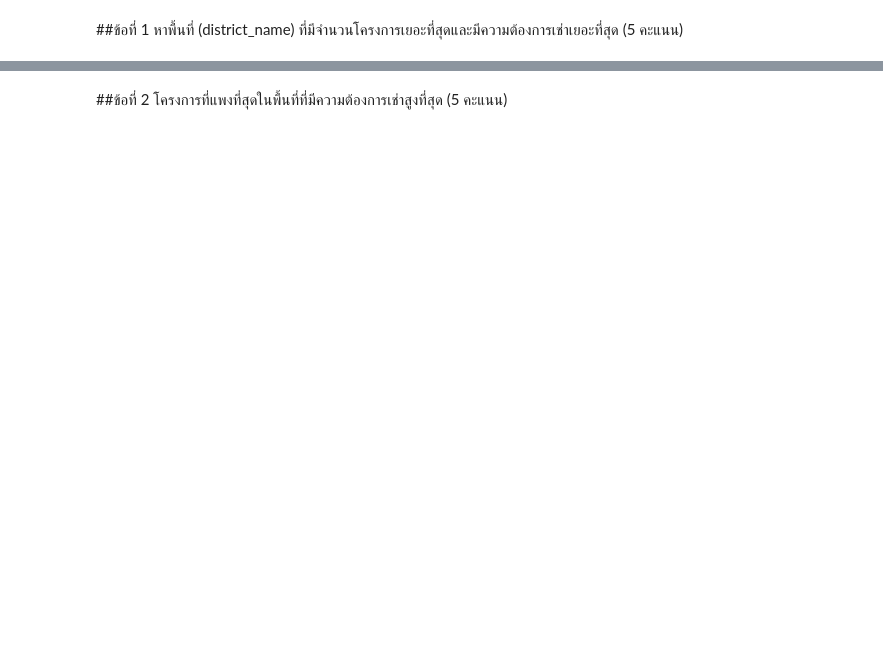
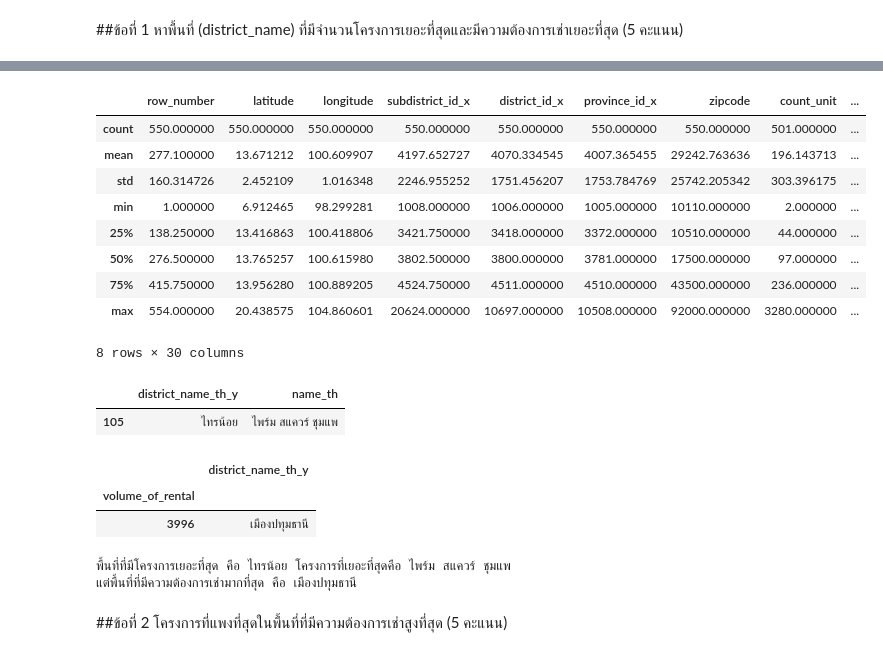
Before and after one commit to SasiwimonV/Basicprog_DataViz65, a Jupyter notebook: midterm65.ipynb, the cells around one changed output, grey strips where cells are left out. Drawn from its saved outputs; the diff is of its cells as text; code cells hidden in the pictures; blank space fills up the shorter version.

```diff
--- a/midterm65.ipynb
+++ b/midterm65.ipynb
@@ -83,3 +162,5 @@ eat.head()
+# %%
+project1=project.dropna(subset=['row_number','price_min','subdistrict_name_th','province_name_th'])
 # %% [markdown]
 ##ข้อที่ 1
 หาพื้นที่ (district_name) ที่มีจำนวนโครงการเยอะที่สุดและมีความต้องการเช่าเยอะที่สุด (5 คะแนน)
@@ -105,0 +167,3 @@ rent[rent['listing_province_name_th']==rent['listing_province_name_th'].max()]
+# %%
+dataall = project1.merge(rent, left_on='row_number', right_on='row_number')
+dataall.head()
@@ -106,3 +178,38 @@ rent[rent['listing_province_name_th']==rent['listing_province_name_th'].max()]
+# %%
+dataall2 =dataall.merge(eat, left_on='row_number', right_on='row_number')
+dataall2.describe()
+# %% [output]
+|  | row_number | latitude | longitude | subdistrict_id_x | district_id_x | province_id_x | zipcode | count_unit | ... |
+| count | 550.000000 | 550.000000 | 550.000000 | 550.000000 | 550.000000 | 550.000000 | 550.000000 | 501.000000 | ... |
+| mean | 277.100000 | 13.671212 | 100.609907 | 4197.652727 | 4070.334545 | 4007.365455 | 29242.763636 | 196.143713 | ... |
+| std | 160.314726 | 2.452109 | 1.016348 | 2246.955252 | 1751.456207 | 1753.784769 | 25742.205342 | 303.396175 | ... |
+| min | 1.000000 | 6.912465 | 98.299281 | 1008.000000 | 1006.000000 | 1005.000000 | 10110.000000 | 2.000000 | ... |
+| 25% | 138.250000 | 13.416863 | 100.418806 | 3421.750000 | 3418.000000 | 3372.000000 | 10510.000000 | 44.000000 | ... |
+| 50% | 276.500000 | 13.765257 | 100.615980 | 3802.500000 | 3800.000000 | 3781.000000 | 17500.000000 | 97.000000 | ... |
+| 75% | 415.750000 | 13.956280 | 100.889205 | 4524.750000 | 4511.000000 | 4510.000000 | 43500.000000 | 236.000000 | ... |
+| max | 554.000000 | 20.438575 | 104.860601 | 20624.000000 | 10697.000000 | 10508.000000 | 92000.000000 | 3280.000000 | ... |
+8 rows × 30 columns
+# %%
+dataall2.groupby("district_name_th_y")[["name_th"]].max().sort_index(ascending=False) #_y = ชื่อพื้นที่ทั่วประเทศ ทีมีโครงการเยอะสุด
+ans_1_1 = dataall2.groupby("district_name_th_y")[["name_th"]].max().reset_index().sort_index(ascending=False)
+ans_1_1.iloc[[0]]
+# %% [output]
+|  | district_name_th_y | name_th |
+| 105 | ไทรน้อย | ไพร์ม สแควร์ ชุมแพ |
+# %%
+dataall2.groupby("volume_of_rental")[["district_name_th_y"]].max().sort_index(ascending=False) #_y = ชื่อพื้นที่ทั่วประเทศ ทีมีโครงการเยอะสุด
+ans_1_2 = dataall2.groupby("volume_of_rental")[["district_name_th_y"]].max().sort_index(ascending=False)
+ans_1_2.iloc[[0]]
+# %% [output]
+|  | district_name_th_y |
+| volume_of_rental |  |
+| 3996 | เมืองปทุมธานี |
+# %%
+print(f'พื้นที่ที่มีโครงการเยอะที่สุด คือ {ans_1_1.iloc[0,0]} โครงการที่เยอะที่สุดคือ {ans_1_1.iloc[0,1]}')
+print(f'แต่พื้นที่ที่มีความต้องการเช่ามากที่สุด คือ {ans_1_2.iloc[0,0]}')
+# %% [output]
+พื้นที่ที่มีโครงการเยอะที่สุด คือ ไทรน้อย โครงการที่เยอะที่สุดคือ ไพร์ม สแควร์ ชุมแพ
+แต่พื้นที่ที่มีความต้องการเช่ามากที่สุด คือ เมืองปทุมธานี
 # %% [markdown]
 ##ข้อที่ 2
 โครงการที่แพงที่สุดในพื้นที่ที่มีความต้องการเช่าสูงที่สุด (5 คะแนน)
```
Also changed, not shown: parts of 46 cells of this notebook.
